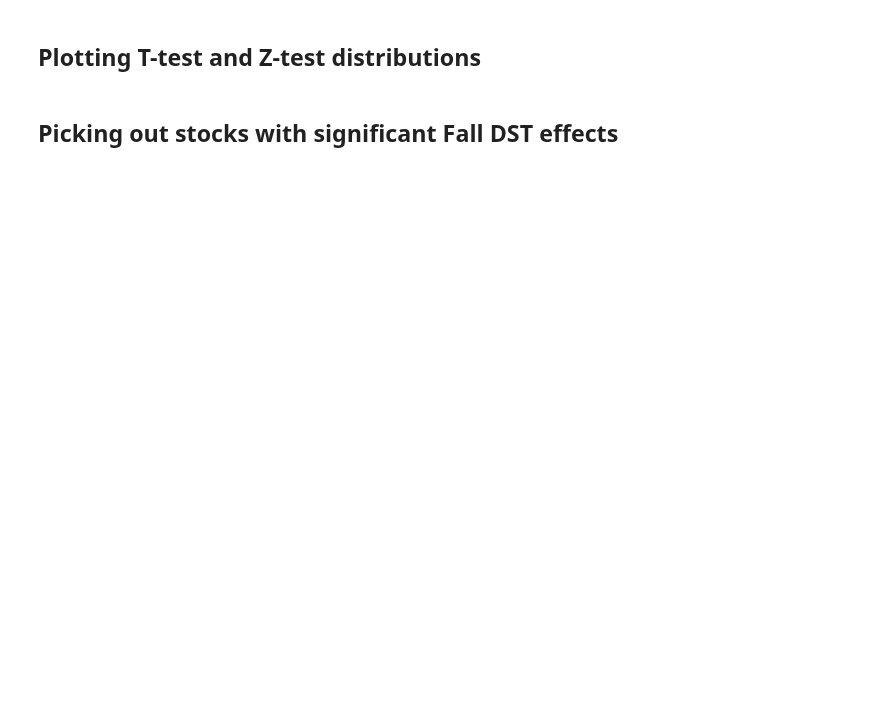
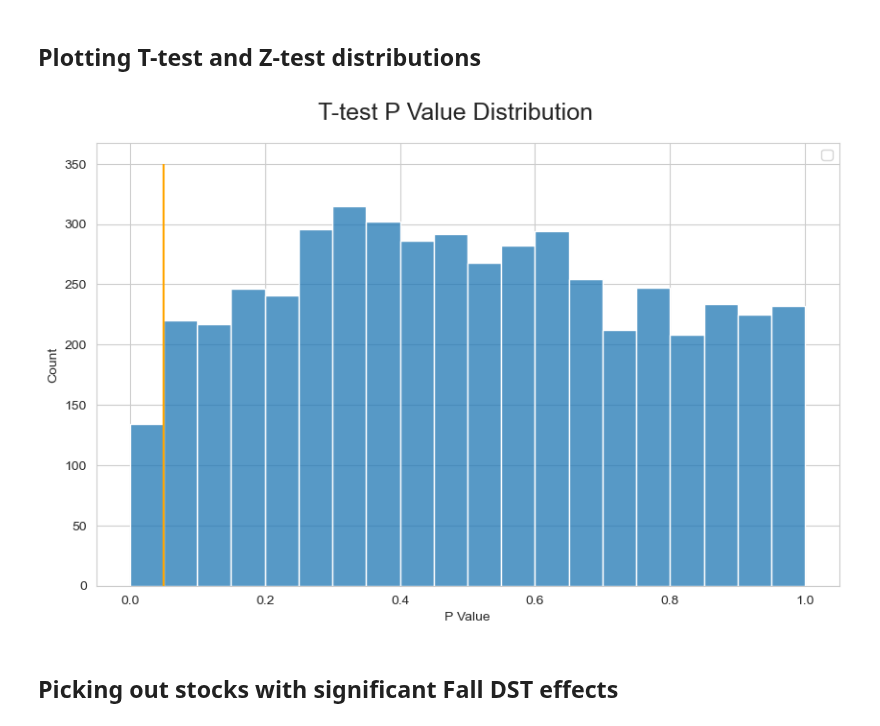
Before and after one commit to ghuckabe/DSTMarketAnalysis, a Jupyter notebook: model_exploration_gabby.ipynb, the cells around one changed output. Saved outputs shown, nothing was run; the diff lists cells and outputs as text; code cells hidden in the pictures; blank space fills up the shorter version.

```diff
--- a/model_exploration_gabby.ipynb
+++ b/model_exploration_gabby.ipynb
@@ -1151,4 +1167,4 @@ for tk in tks:
 
     mean_significance_array = pd.concat([mean_significance_array, pd.DataFrame([{"Ticker":tk, "fall_z_score":fz_score, "spring_z_score":sz_score, "fall_t_statistic":f_tval, "spring_t_statistic":s_tval, "fall_2tailgaussian_pval":fp_val, "spring_2tailgaussian_pval":sp_val, "fall_ttest_pval":f_ttest_pval, "spring_ttest_pval":s_ttest_pval, "n_reg":len(reg_set), "n_fdst":len(fdst_set), "n_sdst":len(sdst_set), "f_effectsize":fd, "s_effectsize":sd}])])
 # %%
-stock_vars['desired_sample_size'] = ((stats.norm.ppf(0.05)+stats.norm.ppf(0.2))/stock_vars.f_effectsize)**2
+mean_significance_array['desired_sample_size'] = ((stats.norm.ppf(0.05)+stats.norm.ppf(0.2))/mean_significance_array.f_effectsize)**2
@@ -1157,25 +1189,24 @@ stock_vars['desired_sample_size'] = ((stats.norm.ppf(0.05)+stats.norm.ppf(0.2))/
 # %%
 # define subplot grid
 fig, axes = plt.subplots(nrows=1, ncols=1, figsize=(10, 6))
 plt.subplots_adjust(hspace=0.5)
 fig.suptitle("T-test P Value Distribution", fontsize=18, y=0.95)
 
 # loop through tickers and axes
 #for tk, axes in zip(ticker_list, axs.ravel()):
     # filter df for ticker and plot on specified axes
-sns.histplot(ax=axes, data = fin_mean_significance_array.dropna(), x="fall_ttest_pval", label='Finance')#, kde=True)
-sns.histplot(ax=axes, data = cs_mean_significance_array.dropna(), x="fall_ttest_pval", label='Consumer Services')#, kde=True)
-sns.histplot(ax=axes, data = hc_mean_significance_array.dropna(), x="fall_ttest_pval", label='Health Care')#, kde=True)
-sns.histplot(ax=axes, data = tc_mean_significance_array.dropna(), x="fall_ttest_pval", label='Technology')#, kde=True)
-axes.vlines(0.05)
+sns.histplot(ax=axes, data = mean_significance_array.dropna(), x="fall_ttest_pval")#, kde=True)
+axes.vlines(0.05, 0, 350, color='orange')
 axes.legend()
 
     # chart formatting
 #axes.set_title(tk.upper())
     #axes.get_legend().remove()
-axes.set_xlabel("")
+axes.set_xlabel("P Value")
 
 plt.show()
+# %% [output]
+[figure, added]
 # %% [markdown]
 ## Picking out stocks with significant Fall DST effects
 # %%
```
Also changed, not shown: parts of 5 cells of this notebook.
